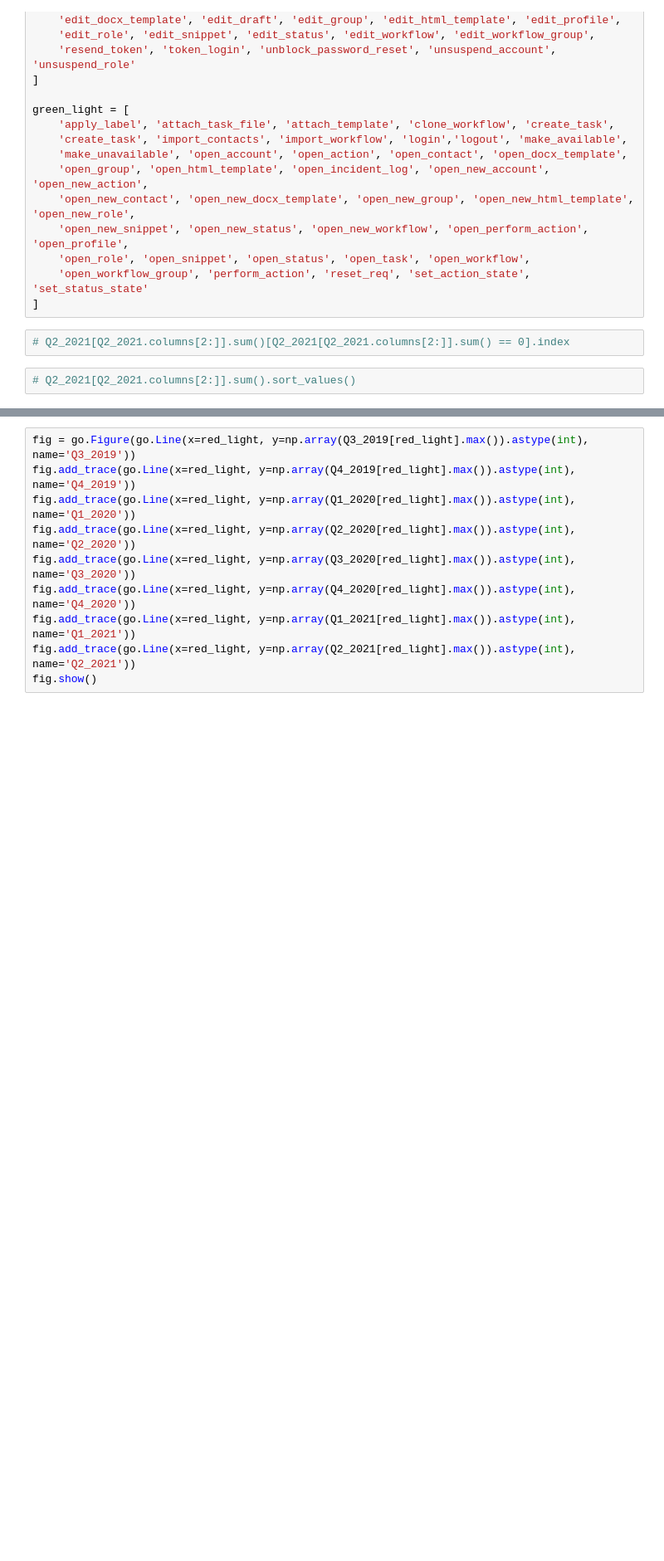
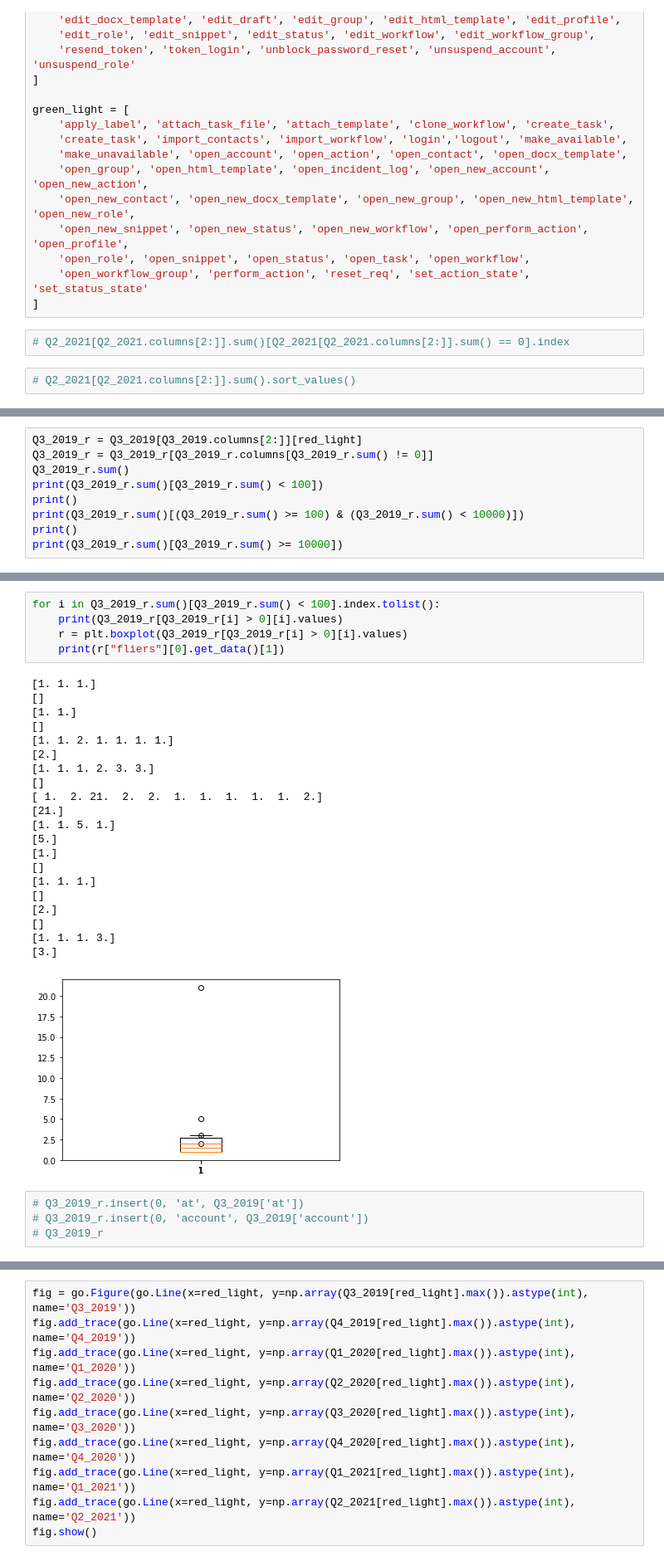
Before and after one commit to TadSas/UBA, a Jupyter notebook: Modeling.ipynb, the cells around one changed output, grey strips where cells are left out. Shown at 83% size. Saved outputs shown, nothing was run; the diff lists cells and outputs as text; blank space fills up the shorter version.

```diff
--- a/Modeling.ipynb
+++ b/Modeling.ipynb
@@ -68,0 +107,9 @@ green_light = [
+# %%
+Q3_2019_r = Q3_2019[Q3_2019.columns[2:]][red_light]
+Q3_2019_r = Q3_2019_r[Q3_2019_r.columns[Q3_2019_r.sum() != 0]]
+Q3_2019_r.sum()
+print(Q3_2019_r.sum()[Q3_2019_r.sum() < 100])
+print()
+print(Q3_2019_r.sum()[(Q3_2019_r.sum() >= 100) & (Q3_2019_r.sum() < 10000)])
+print()
+print(Q3_2019_r.sum()[Q3_2019_r.sum() >= 10000])
@@ -68,0 +154,31 @@ green_light = [
+# %%
+for i in Q3_2019_r.sum()[Q3_2019_r.sum() < 100].index.tolist():
+    print(Q3_2019_r[Q3_2019_r[i] > 0][i].values)
+    r = plt.boxplot(Q3_2019_r[Q3_2019_r[i] > 0][i].values)
+    print(r["fliers"][0].get_data()[1])
+# %% [output]
+[1. 1. 1.]
+[]
+[1. 1.]
+[]
+[1. 1. 2. 1. 1. 1. 1.]
+[2.]
+[1. 1. 1. 2. 3. 3.]
+[]
+[ 1.  2. 21.  2.  2.  1.  1.  1.  1.  1.  2.]
+[21.]
+[1. 1. 5. 1.]
+[5.]
+[1.]
+[]
+[1. 1. 1.]
+[]
+[2.]
+[]
+[1. 1. 1. 3.]
+[3.]
+[figure, added]
+# %%
+# Q3_2019_r.insert(0, 'at', Q3_2019['at'])
+# Q3_2019_r.insert(0, 'account', Q3_2019['account'])
+# Q3_2019_r
```
Also changed, not shown: parts of 37 cells of this notebook.
